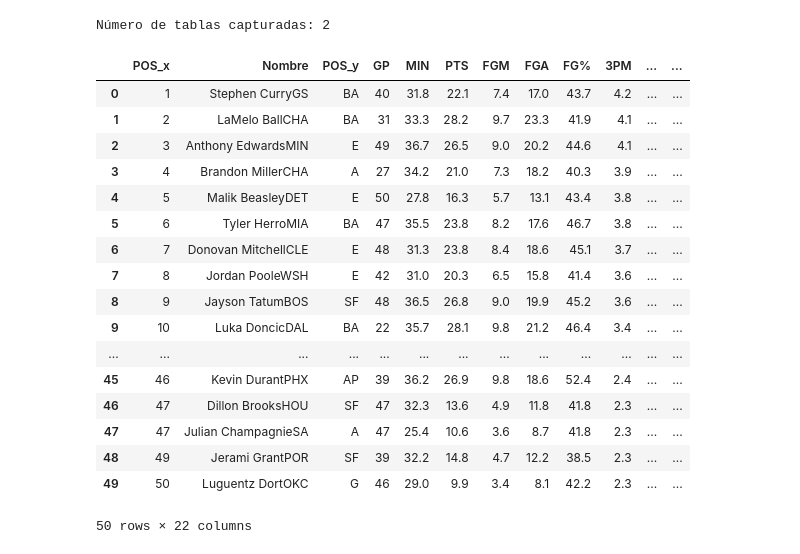
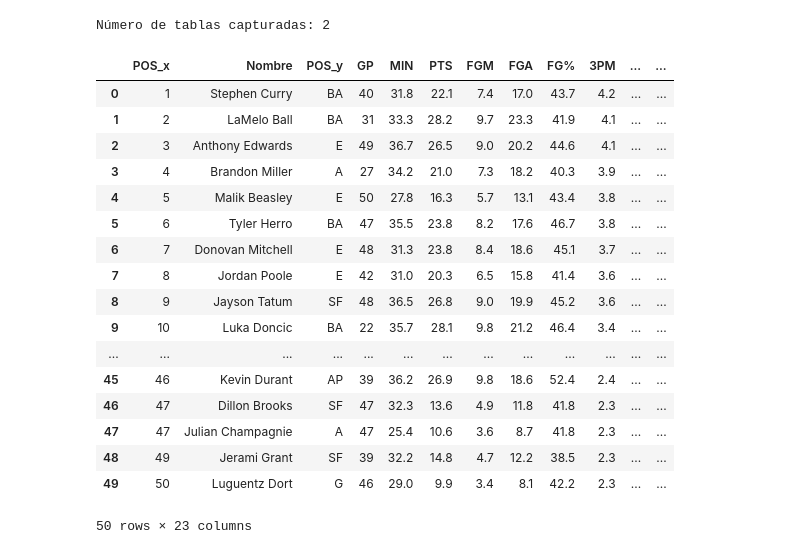
Before and after one commit to erbc111/Analisis_evolutivo_NBA, a Jupyter notebook: descarga_temporada_actual.ipynb, the cells around one changed output. Saved outputs shown, nothing was run; the diff lists cells and outputs as text; code cells hidden in the pictures.

```diff
--- a/descarga_temporada_actual.ipynb
+++ b/descarga_temporada_actual.ipynb
@@ -159,25 +159,29 @@ tabla_unida = pd.merge(tabla_stats, tabla_stats_datos, left_index=True, right_in
 print(f"Número de tablas capturadas: {len(tables)}")
 # %% [output]
 Número de tablas capturadas: 2
-# %%
-tabla_unida.to_csv(ruta_guardar, index=False)
-tabla_unida
-# %% [output]
-|  | POS_x | Nombre | POS_y | GP | MIN | PTS | FGM | FGA | FG% | 3PM | ... | ... |
-| 0 | 1 | Stephen CurryGS | BA | 40 | 31.8 | 22.1 | 7.4 | 17.0 | 43.7 | 4.2 | ... | ... |
-| 1 | 2 | LaMelo BallCHA | BA | 31 | 33.3 | 28.2 | 9.7 | 23.3 | 41.9 | 4.1 | ... | ... |
-| 2 | 3 | Anthony EdwardsMIN | E | 49 | 36.7 | 26.5 | 9.0 | 20.2 | 44.6 | 4.1 | ... | ... |
-| 3 | 4 | Brandon MillerCHA | A | 27 | 34.2 | 21.0 | 7.3 | 18.2 | 40.3 | 3.9 | ... | ... |
-| 4 | 5 | Malik BeasleyDET | E | 50 | 27.8 | 16.3 | 5.7 | 13.1 | 43.4 | 3.8 | ... | ... |
-| 5 | 6 | Tyler HerroMIA | BA | 47 | 35.5 | 23.8 | 8.2 | 17.6 | 46.7 | 3.8 | ... | ... |
-| 6 | 7 | Donovan MitchellCLE | E | 48 | 31.3 | 23.8 | 8.4 | 18.6 | 45.1 | 3.7 | ... | ... |
-| 7 | 8 | Jordan PooleWSH | E | 42 | 31.0 | 20.3 | 6.5 | 15.8 | 41.4 | 3.6 | ... | ... |
-| 8 | 9 | Jayson TatumBOS | SF | 48 | 36.5 | 26.8 | 9.0 | 19.9 | 45.2 | 3.6 | ... | ... |
-| 9 | 10 | Luka DoncicDAL | BA | 22 | 35.7 | 28.1 | 9.8 | 21.2 | 46.4 | 3.4 | ... | ... |
-| ... | ... | ... | ... | ... | ... | ... | ... | ... | ... | ... | ... | ... |
-| 45 | 46 | Kevin DurantPHX | AP | 39 | 36.2 | 26.9 | 9.8 | 18.6 | 52.4 | 2.4 | ... | ... |
-| 46 | 47 | Dillon BrooksHOU | SF | 47 | 32.3 | 13.6 | 4.9 | 11.8 | 41.8 | 2.3 | ... | ... |
-| 47 | 47 | Julian ChampagnieSA | A | 47 | 25.4 | 10.6 | 3.6 | 8.7 | 41.8 | 2.3 | ... | ... |
-| 48 | 49 | Jerami GrantPOR | SF | 39 | 32.2 | 14.8 | 4.7 | 12.2 | 38.5 | 2.3 | ... | ... |
-| 49 | 50 | Luguentz DortOKC | G | 46 | 29.0 | 9.9 | 3.4 | 8.1 | 42.2 | 2.3 | ... | ... |
-50 rows × 22 columns
+# %%
+# Separar el nombre del jugador y la abreviación del equipo usando regex
+tabla_unida[['Nombre', 'Equipo']] = tabla_unida['Nombre'].str.extract(r'(.+?)([A-Z]{2,3})$') #(.+?) → Captura el nombre de forma "no codiciosa".
+# ([A-Z]{2,3}) → Captura la abreviación del equipo (2 o 3 letras mayúsculas).
+# $ → Asegura que la abreviación esté al final del texto.
+tabla_unida.to_csv(ruta_guardar, index=False)
+tabla_unida
+# %% [output]
+|  | POS_x | Nombre | POS_y | GP | MIN | PTS | FGM | FGA | FG% | 3PM | ... | ... |
+| 0 | 1 | Stephen Curry | BA | 40 | 31.8 | 22.1 | 7.4 | 17.0 | 43.7 | 4.2 | ... | ... |
+| 1 | 2 | LaMelo Ball | BA | 31 | 33.3 | 28.2 | 9.7 | 23.3 | 41.9 | 4.1 | ... | ... |
+| 2 | 3 | Anthony Edwards | E | 49 | 36.7 | 26.5 | 9.0 | 20.2 | 44.6 | 4.1 | ... | ... |
+| 3 | 4 | Brandon Miller | A | 27 | 34.2 | 21.0 | 7.3 | 18.2 | 40.3 | 3.9 | ... | ... |
+| 4 | 5 | Malik Beasley | E | 50 | 27.8 | 16.3 | 5.7 | 13.1 | 43.4 | 3.8 | ... | ... |
+| 5 | 6 | Tyler Herro | BA | 47 | 35.5 | 23.8 | 8.2 | 17.6 | 46.7 | 3.8 | ... | ... |
+| 6 | 7 | Donovan Mitchell | E | 48 | 31.3 | 23.8 | 8.4 | 18.6 | 45.1 | 3.7 | ... | ... |
+| 7 | 8 | Jordan Poole | E | 42 | 31.0 | 20.3 | 6.5 | 15.8 | 41.4 | 3.6 | ... | ... |
+| 8 | 9 | Jayson Tatum | SF | 48 | 36.5 | 26.8 | 9.0 | 19.9 | 45.2 | 3.6 | ... | ... |
+| 9 | 10 | Luka Doncic | BA | 22 | 35.7 | 28.1 | 9.8 | 21.2 | 46.4 | 3.4 | ... | ... |
+| ... | ... | ... | ... | ... | ... | ... | ... | ... | ... | ... | ... | ... |
+| 45 | 46 | Kevin Durant | AP | 39 | 36.2 | 26.9 | 9.8 | 18.6 | 52.4 | 2.4 | ... | ... |
+| 46 | 47 | Dillon Brooks | SF | 47 | 32.3 | 13.6 | 4.9 | 11.8 | 41.8 | 2.3 | ... | ... |
+| 47 | 47 | Julian Champagnie | A | 47 | 25.4 | 10.6 | 3.6 | 8.7 | 41.8 | 2.3 | ... | ... |
+| 48 | 49 | Jerami Grant | SF | 39 | 32.2 | 14.8 | 4.7 | 12.2 | 38.5 | 2.3 | ... | ... |
+| 49 | 50 | Luguentz Dort | G | 46 | 29.0 | 9.9 | 3.4 | 8.1 | 42.2 | 2.3 | ... | ... |
+50 rows × 23 columns
```
Also changed, not shown: parts of 1 cell of this notebook.
